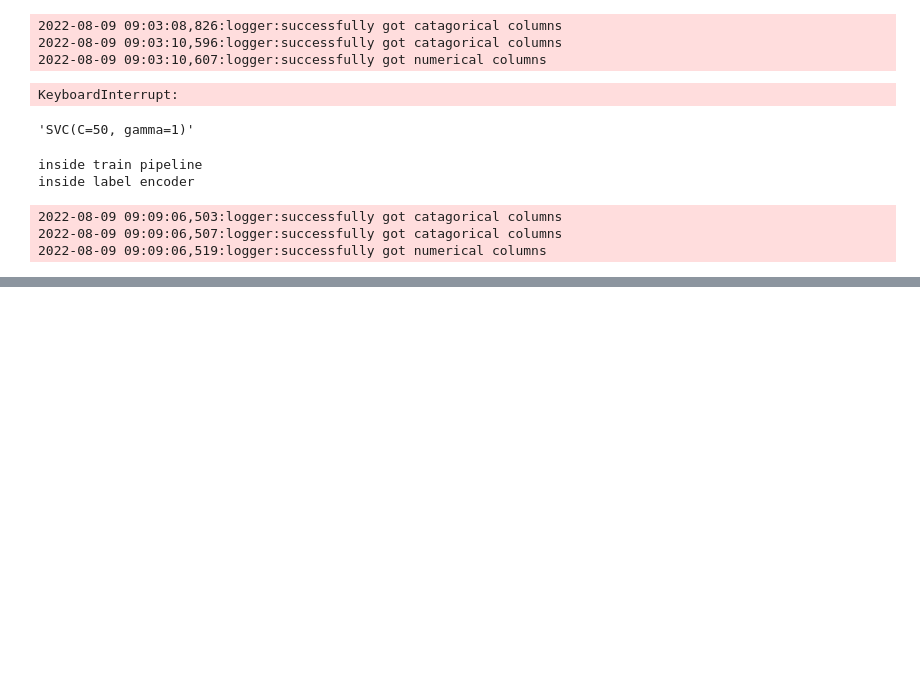
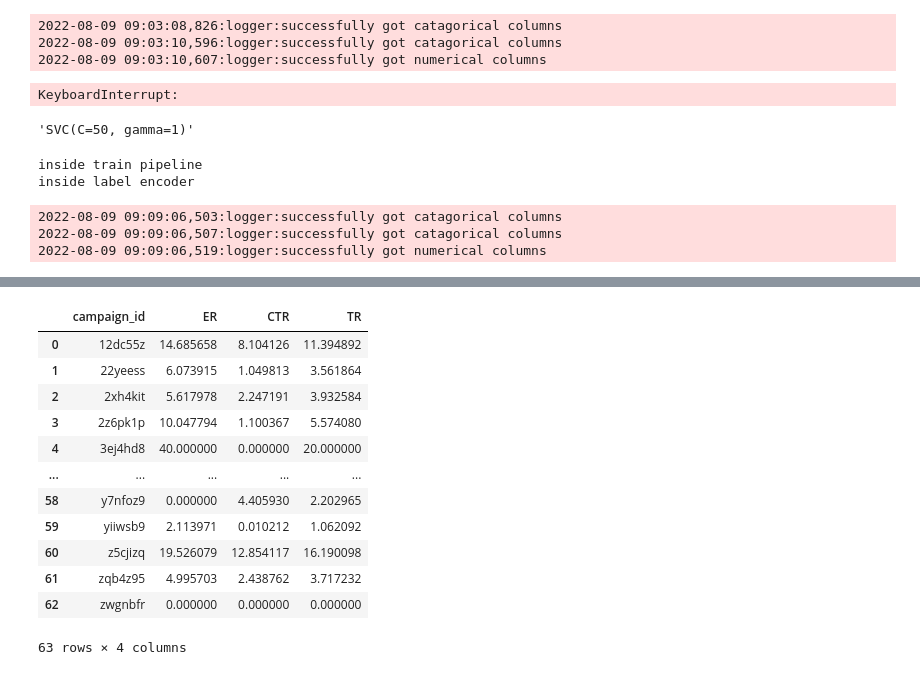
Before and after one commit to tesfayealex/AD-DS-Challenge, a Jupyter notebook: notebooks/EDA.ipynb, the cells around one changed output, grey strips where cells are left out. Saved outputs shown, nothing was run; the diff lists cells and outputs as text; code cells hidden in the pictures; blank space fills up the shorter version.

```diff
--- a/notebooks/EDA.ipynb
+++ b/notebooks/EDA.ipynb
@@ -616,0 +676,4 @@ inside label encoder
+# %%
+# cleaner = cleaned_warehouse[['campaign_id','type']].value_counts().sort_index()
+cleaner = cleaned_warehouse.groupby(['campaign_id','type'])['type'].agg(count='count').reset_index()
+cleaner
@@ -616,0 +694,23 @@ inside label encoder
+# %%
+campaigns = list(cleaner['campaign_id'].unique())
+# %%
+full_campaign_kpi = []
+for c in campaigns:
+    # print(c)
+    # types = cleaner[cleaner['campaign_id'] == c]['type']
+    types = list(cleaner[cleaner['campaign_id'] == c]['type'])
+    ctr = 0
+    er = 0
+    tr = 0
+    if 'impression' in types:
+        impression_count = list(cleaner.query(f" campaign_id == '{c}' and type == 'impression'")['count'])[0]
+        if 'first_dropped' in types:
+            first_dropped_count = list(cleaner.query(f" campaign_id == '{c}' and type == 'first_dropped'")['count'])[0]
+            er = (first_dropped_count/impression_count) * 100
+        if 'click-through-event' in types:
+            click_through_event_count = list(cleaner.query(f" campaign_id == '{c}' and type == 'click-through-event'")['count'])[0]
+            ctr = (click_through_event_count/impression_count) * 100
+            # count = cleaner[cleaner['campaign_id'] == c and cleaner['type'] == 'first_dropped']['count']
+    tr = (er+ctr)/2
+    full_campaign_kpi.append([c,er,ctr,tr])
+full_campaign_kpi
@@ -616,0 +735,17 @@ inside label encoder
+# %%
+dataframe = pd.DataFrame(full_campaign_kpi,columns=['campaign_id','ER' , 'CTR', 'TR'])
+dataframe
+# %% [output]
+|  | campaign_id | ER | CTR | TR |
+| 0 | 12dc55z | 14.685658 | 8.104126 | 11.394892 |
+| 1 | 22yeess | 6.073915 | 1.049813 | 3.561864 |
+| 2 | 2xh4kit | 5.617978 | 2.247191 | 3.932584 |
+| 3 | 2z6pk1p | 10.047794 | 1.100367 | 5.574080 |
+| 4 | 3ej4hd8 | 40.000000 | 0.000000 | 20.000000 |
+| ... | ... | ... | ... | ... |
+| 58 | y7nfoz9 | 0.000000 | 4.405930 | 2.202965 |
+| 59 | yiiwsb9 | 2.113971 | 0.010212 | 1.062092 |
+| 60 | z5cjizq | 19.526079 | 12.854117 | 16.190098 |
+| 61 | zqb4z95 | 4.995703 | 2.438762 | 3.717232 |
+| 62 | zwgnbfr | 0.000000 | 0.000000 | 0.000000 |
+63 rows × 4 columns
```
Also changed, not shown: parts of 9 cells of this notebook.
